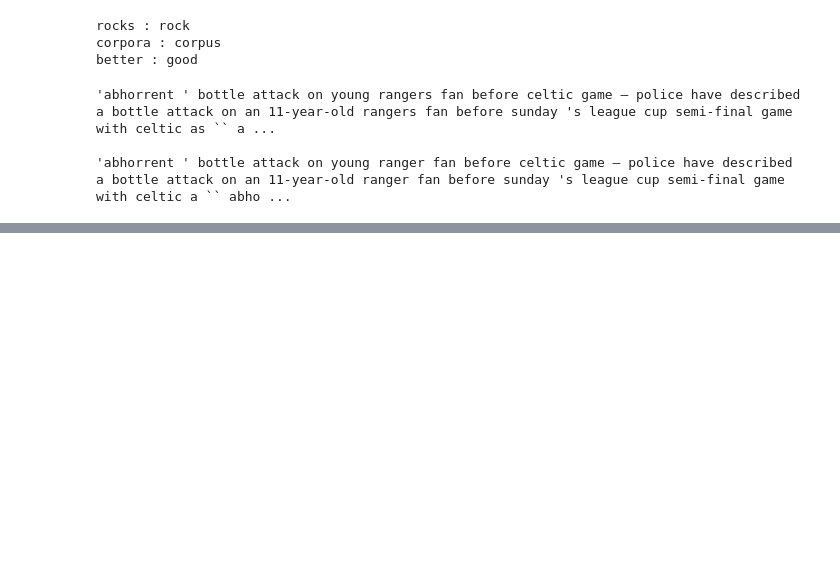
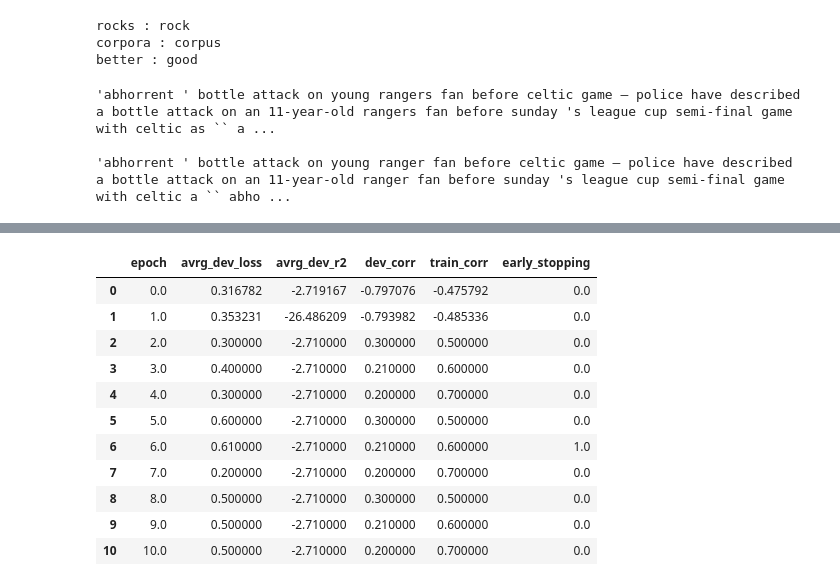
Before and after one commit to myrazma/2022_Masterthesis_Code, a Jupyter notebook: analysis/tryout.ipynb, the cells around one changed output, grey strips where cells are left out. Cells and saved outputs as stored; diff of their text form; code cells hidden in the pictures; blank space fills up the shorter version.

```diff
--- a/analysis/tryout.ipynb
+++ b/analysis/tryout.ipynb
@@ -82,0 +96,6 @@ print(lems)
+# %%
+h = pd.read_csv('../output/history_multiinput_empathy.csv', index_col=0)
+h2 = pd.DataFrame({'epoch': [2,3,4,5,6,7,8,9,10], 'avrg_dev_loss': [0.3, 0.4, 0.3, 0.6, 0.61, 0.2, 0.5, 0.5, 0.5], 'avrg_dev_r2': [-2.71, -2.71, -2.71, -2.71, -2.71, -2.71, -2.71, -2.71, -2.71], 'dev_corr':[0.3, 0.21, 0.2, 0.3, 0.21, 0.2, 0.3, 0.21, 0.2], 'train_corr': [0.5, 0.6, 0.7, 0.5, 0.6, 0.7, 0.5, 0.6, 0.7]}, index=[2,3,4,5,6,7,8,9,10])
+h2
+h = pd.concat([h, h2])
+h
@@ -82,0 +159,15 @@ print(lems)
+# %%
+h
+# %% [output]
+|  | epoch | avrg_dev_loss | avrg_dev_r2 | dev_corr | train_corr | early_stopping |
+| 0 | 0.0 | 0.316782 | -2.719167 | -0.797076 | -0.475792 | 0.0 |
+| 1 | 1.0 | 0.353231 | -26.486209 | -0.793982 | -0.485336 | 0.0 |
+| 2 | 2.0 | 0.300000 | -2.710000 | 0.300000 | 0.500000 | 0.0 |
+| 3 | 3.0 | 0.400000 | -2.710000 | 0.210000 | 0.600000 | 0.0 |
+| 4 | 4.0 | 0.300000 | -2.710000 | 0.200000 | 0.700000 | 0.0 |
+| 5 | 5.0 | 0.600000 | -2.710000 | 0.300000 | 0.500000 | 0.0 |
+| 6 | 6.0 | 0.610000 | -2.710000 | 0.210000 | 0.600000 | 1.0 |
+| 7 | 7.0 | 0.200000 | -2.710000 | 0.200000 | 0.700000 | 0.0 |
+| 8 | 8.0 | 0.500000 | -2.710000 | 0.300000 | 0.500000 | 0.0 |
+| 9 | 9.0 | 0.500000 | -2.710000 | 0.210000 | 0.600000 | 0.0 |
+| 10 | 10.0 | 0.500000 | -2.710000 | 0.200000 | 0.700000 | 0.0 |
```
Also changed, not shown: parts of 5 cells of this notebook, 6 other files.
